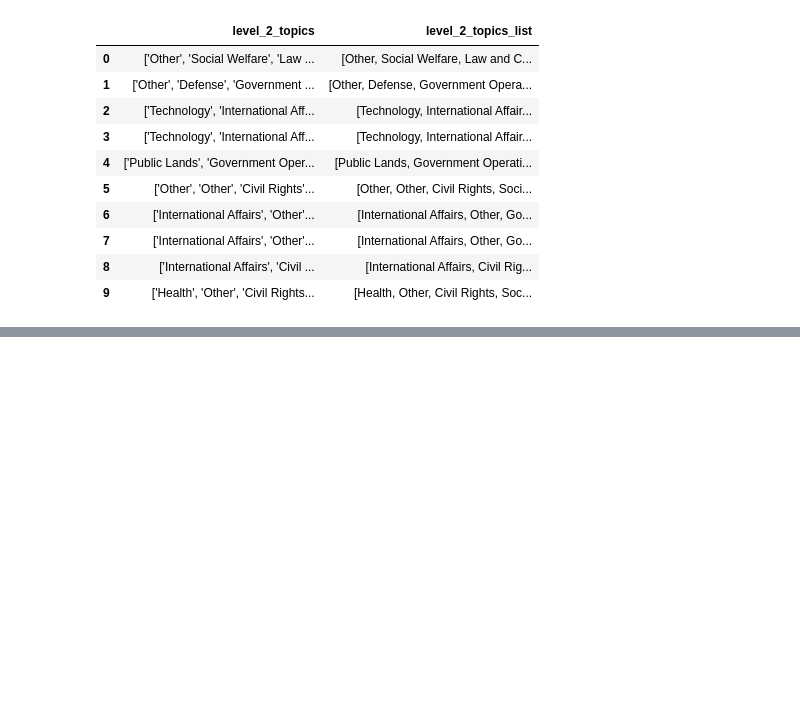
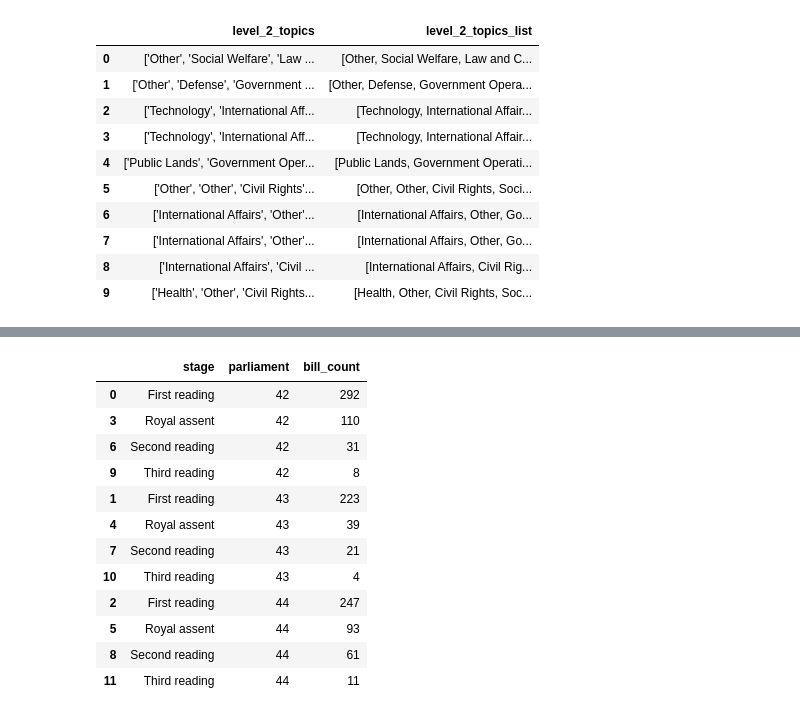
Before and after one commit to sadeghianmr/ParliamentLens, a Jupyter notebook: notebooks/02_overview_features.ipynb, the cells around one changed output, grey strips where cells are left out. Cells and saved outputs as stored; diff of their text form; code cells hidden in the pictures; blank space fills up the shorter version.

```diff
--- a/notebooks/02_overview_features.ipynb
+++ b/notebooks/02_overview_features.ipynb
@@ -422,0 +600,28 @@ transcripts_text_clean[["level_2_topics", "level_2_topics_list"]].head(10)
+# %%
+bills_by_stage_and_parliament = (
+    bills_clean.groupby(["stage", "parliament"], dropna=False)
+    .size()
+    .reset_index(name="bill_count")
+    .sort_values("bill_count", ascending=False)
+)
+
+# Sort base on parliament number (assuming it's numeric)
+bills_by_stage_and_parliament = bills_by_stage_and_parliament.sort_values(
+    "parliament", key=lambda x: pd.to_numeric(x, errors="coerce")
+)
+
+bills_by_stage_and_parliament.head(20)
+# %% [output]
+|  | stage | parliament | bill_count |
+| 0 | First reading | 42 | 292 |
+| 3 | Royal assent | 42 | 110 |
+| 6 | Second reading | 42 | 31 |
+| 9 | Third reading | 42 | 8 |
+| 1 | First reading | 43 | 223 |
+| 4 | Royal assent | 43 | 39 |
+| 7 | Second reading | 43 | 21 |
+| 10 | Third reading | 43 | 4 |
+| 2 | First reading | 44 | 247 |
+| 5 | Royal assent | 44 | 93 |
+| 8 | Second reading | 44 | 61 |
+| 11 | Third reading | 44 | 11 |
```
Also changed, not shown: parts of 24 cells of this notebook.
